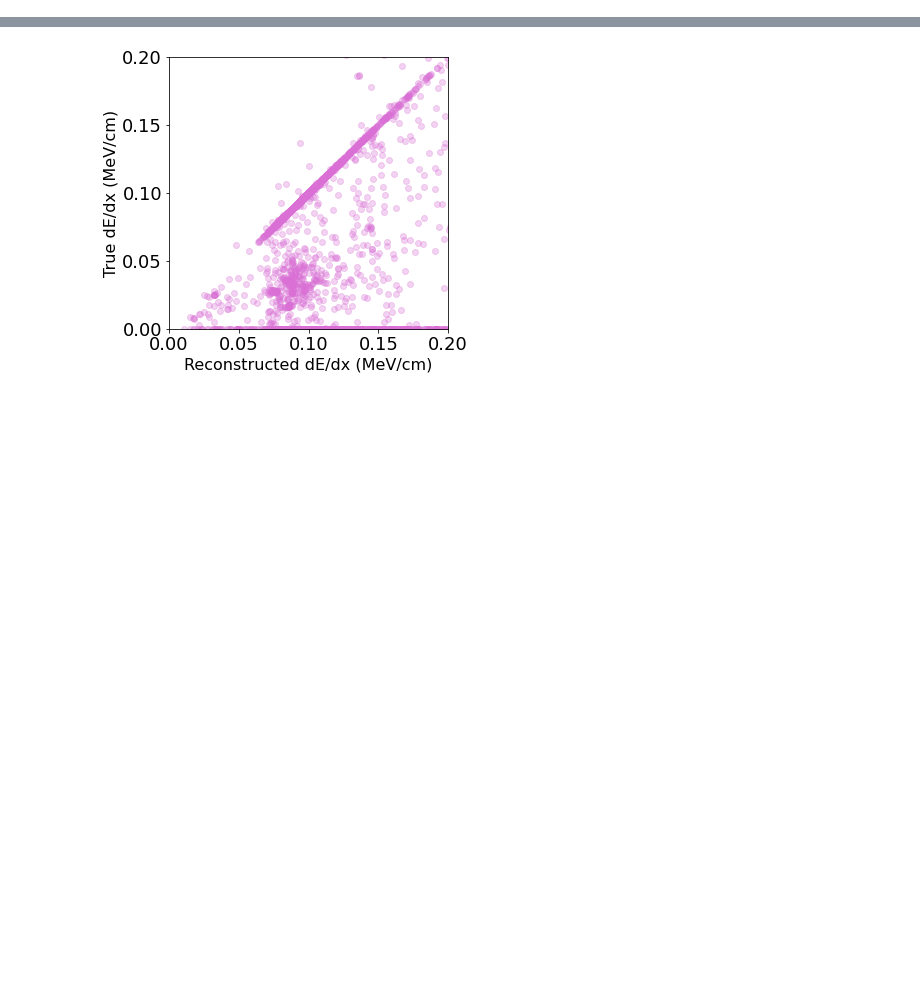
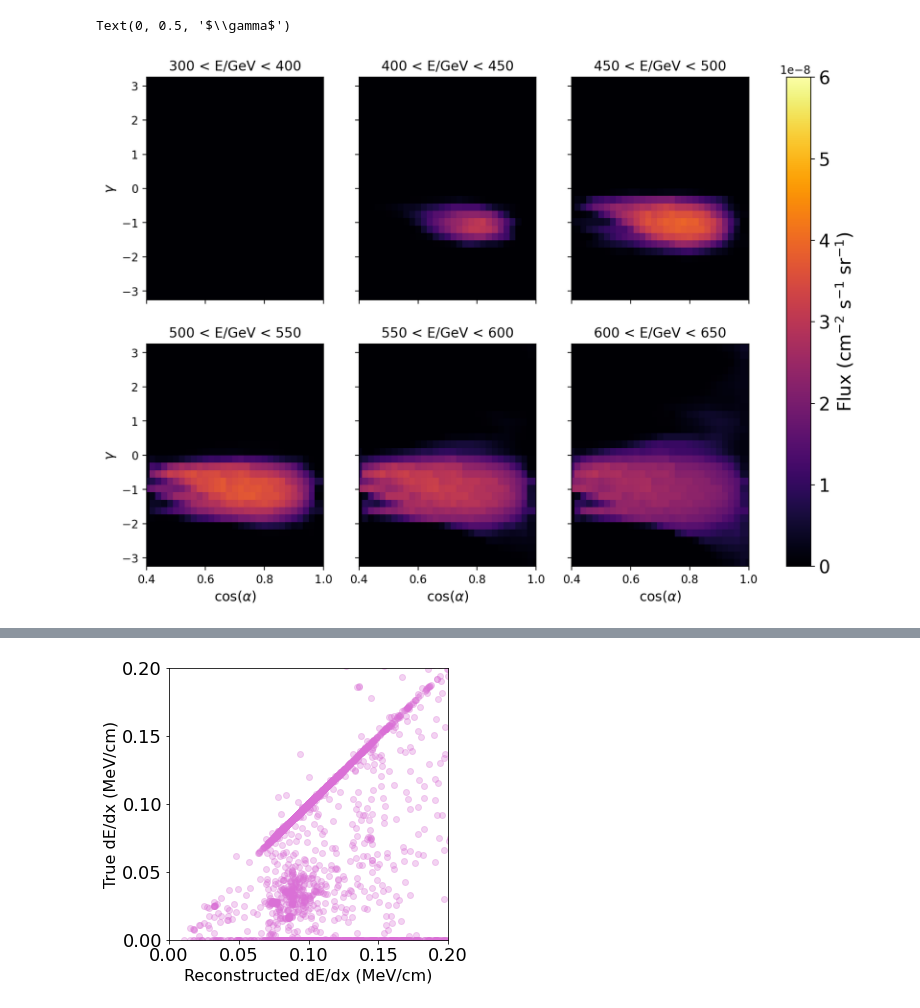
Before and after one commit to LeslieRogers/MuonPredictions, a Jupyter notebook: FluxPlots4.ipynb, the cells around one changed output, grey strips where cells are left out. Saved outputs shown, nothing was run; the diff lists cells and outputs as text; code cells hidden in the pictures; blank space fills up the shorter version.

```diff
--- a/FluxPlots4.ipynb
+++ b/FluxPlots4.ipynb
@@ -543,0 +34,19 @@ plt.savefig("/Users/rogerslc/Documents/diffflux.png",dpi=250,bbox_inches='tight'
+# %%
+#In these files the things previously called "bs" were actually gammas.
+# Switch to this naming.
+
+f=open("./MCEqFluxMeshes.pkl","rb")
+EBins, cosas, gs, FluxMeshes= pickle.load(f)
+f.close()
+
+f=open("./MCEqFluxMeshes_Zat.pkl","rb")
+EBinsZ, cosasZ, gsZ,FluxMeshesZat= pickle.load(f)
+f.close()
+
+f=open("./MCEqFluxMeshes_Epos.pkl","rb")
+EBinsE, cosasE, gsE,FluxMeshesEpos= pickle.load(f)
+f.close()
+
+f=open("./LinInterps.pkl","rb")
+LinInterps=pickle.load(f)
+f.close()
@@ -543,0 +150,21 @@ plt.savefig("/Users/rogerslc/Documents/diffflux.png",dpi=250,bbox_inches='tight'
+# %%
+startn=1
+fig, axes = plt.subplots(nrows=2, ncols=3,figsize=(12,8),dpi=200, sharex=True, sharey=True)
+for iax in range(0,len(axes.flat)):
+    ax=axes.flatten()[iax]
+    im=ax.pcolormesh(cosas,gs,np.transpose(correctedmeshes[iax+startn]),cmap='inferno',shading='auto',vmin=0,vmax=6e-8)
+    ax.set_title(str(EBins[iax+startn])+ " < E/GeV < " + str(EBins[iax+startn+1]))
+    ax.set_xlim(0.4,1)
+cbar=fig.colorbar(im, ax=axes.ravel().tolist(),label='Flux (cm$^{-2}$ s$^{-1}$ sr$^{-1}$)')
+cbar.set_label('Flux (cm$^{-2}$ s$^{-1}$ sr$^{-1}$)',fontsize=16)
+cbar.ax.tick_params(labelsize=16)
+
+axes[1,0].set_xlabel(r"cos($\alpha$)",fontsize=12)
+axes[1,1].set_xlabel(r"cos($\alpha$)",fontsize=12)
+axes[1,2].set_xlabel(r"cos($\alpha$)",fontsize=12)
+
+axes[1,0].set_ylabel(r"$\gamma$",fontsize=12)
+axes[0,0].set_ylabel(r"$\gamma$",fontsize=12)
+# %% [output]
+Text(0, 0.5, '$\\gamma$')
+[figure, added]
```
Also changed, not shown: parts of 55 cells of this notebook.
